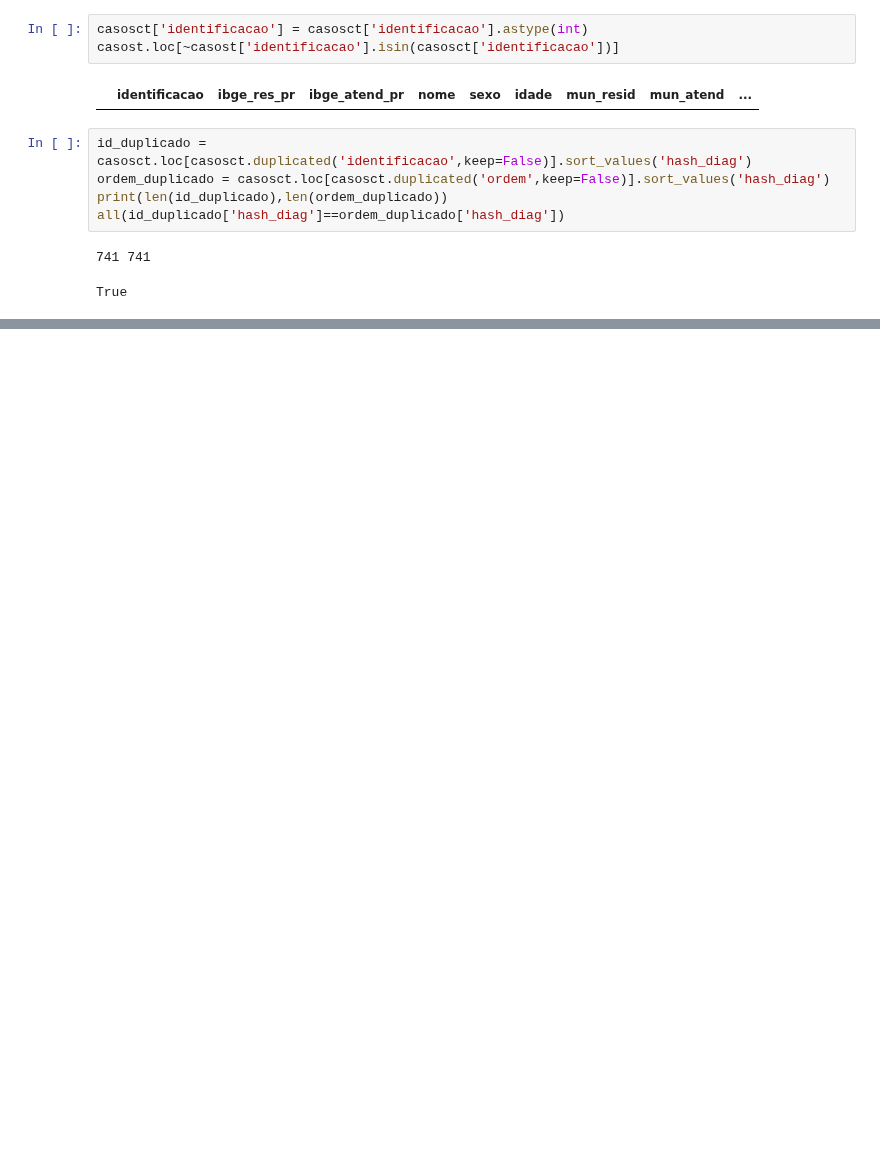
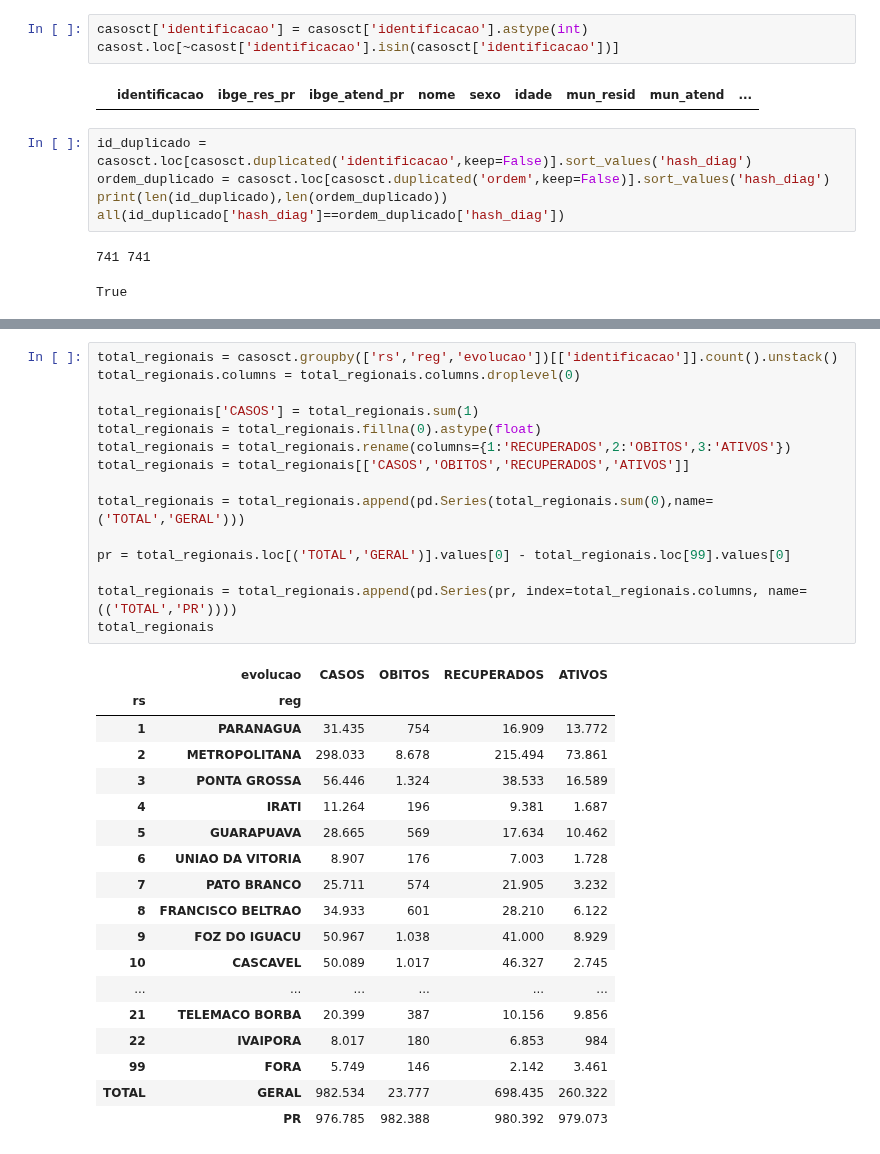
Before and after one commit to vinnylg/covid19datascience, a Jupyter notebook: notebooks/merge_access.ipynb, the cells around one changed output, grey strips where cells are left out. Drawn from its saved outputs; the diff is of its cells as text; blank space fills up the shorter version.

```diff
--- a/notebooks/merge_access.ipynb
+++ b/notebooks/merge_access.ipynb
@@ -269,0 +229,34 @@ writer.save()
+# %%
+total_regionais = casosct.groupby(['rs','reg','evolucao'])[['identificacao']].count().unstack()
+total_regionais.columns = total_regionais.columns.droplevel(0)
+
+total_regionais['CASOS'] = total_regionais.sum(1)
+total_regionais = total_regionais.fillna(0).astype(float)
+total_regionais = total_regionais.rename(columns={1:'RECUPERADOS',2:'OBITOS',3:'ATIVOS'})
+total_regionais = total_regionais[['CASOS','OBITOS','RECUPERADOS','ATIVOS']]
+
+total_regionais = total_regionais.append(pd.Series(total_regionais.sum(0),name=('TOTAL','GERAL')))
+
+pr = total_regionais.loc[('TOTAL','GERAL')].values[0] - total_regionais.loc[99].values[0]
+
+total_regionais = total_regionais.append(pd.Series(pr, index=total_regionais.columns, name=(('TOTAL','PR'))))
+total_regionais
+# %% [output]
+|  | evolucao | CASOS | OBITOS | RECUPERADOS | ATIVOS |
+| rs | reg |  |  |  |  |
+| 1 | PARANAGUA | 31.435 | 754 | 16.909 | 13.772 |
+| 2 | METROPOLITANA | 298.033 | 8.678 | 215.494 | 73.861 |
+| 3 | PONTA GROSSA | 56.446 | 1.324 | 38.533 | 16.589 |
+| 4 | IRATI | 11.264 | 196 | 9.381 | 1.687 |
+| 5 | GUARAPUAVA | 28.665 | 569 | 17.634 | 10.462 |
+| 6 | UNIAO DA VITORIA | 8.907 | 176 | 7.003 | 1.728 |
+| 7 | PATO BRANCO | 25.711 | 574 | 21.905 | 3.232 |
+| 8 | FRANCISCO BELTRAO | 34.933 | 601 | 28.210 | 6.122 |
+| 9 | FOZ DO IGUACU | 50.967 | 1.038 | 41.000 | 8.929 |
+| 10 | CASCAVEL | 50.089 | 1.017 | 46.327 | 2.745 |
+| ... | ... | ... | ... | ... | ... |
+| 21 | TELEMACO BORBA | 20.399 | 387 | 10.156 | 9.856 |
+| 22 | IVAIPORA | 8.017 | 180 | 6.853 | 984 |
+| 99 | FORA | 5.749 | 146 | 2.142 | 3.461 |
+| TOTAL | GERAL | 982.534 | 23.777 | 698.435 | 260.322 |
+|  | PR | 976.785 | 982.388 | 980.392 | 979.073 |
```
Also changed, not shown: parts of 23 cells of this notebook, 2 other files.
